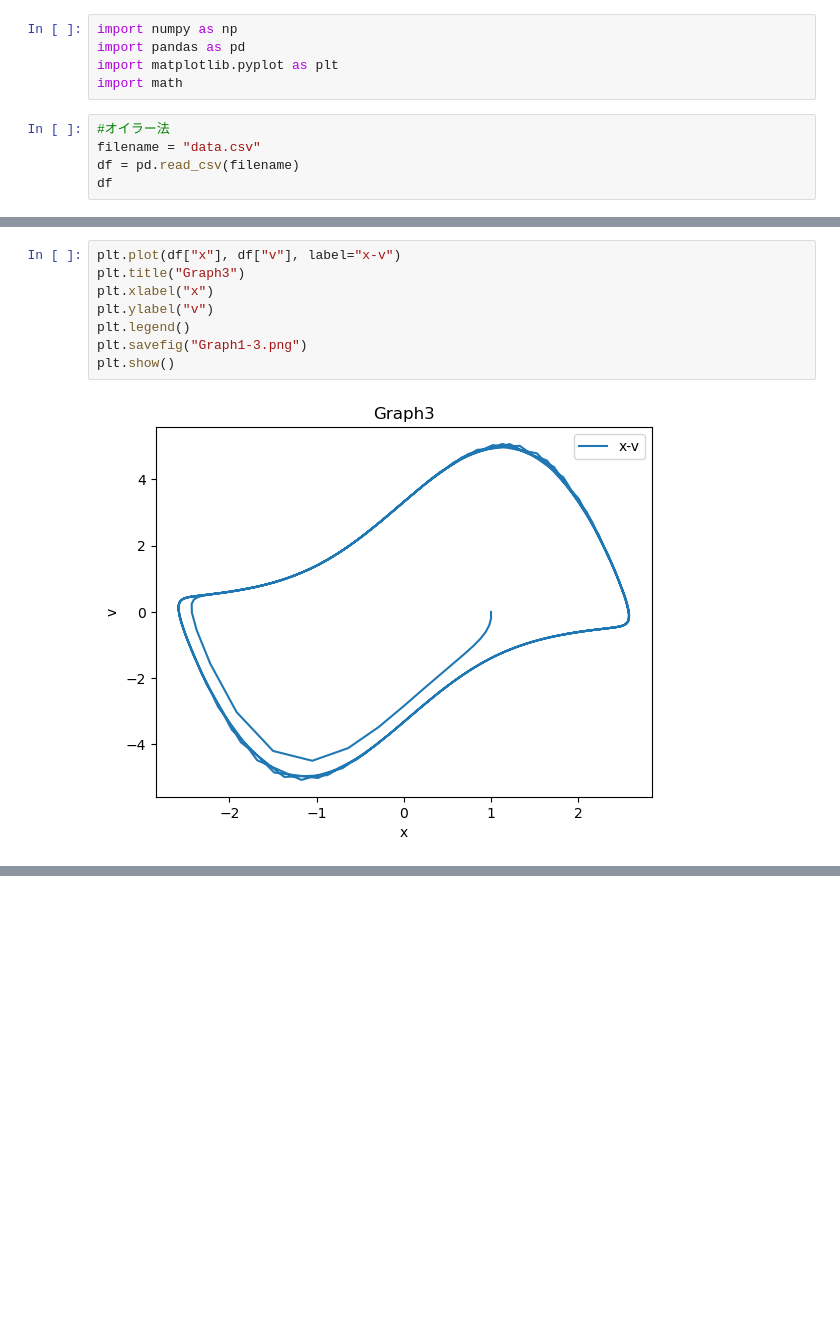
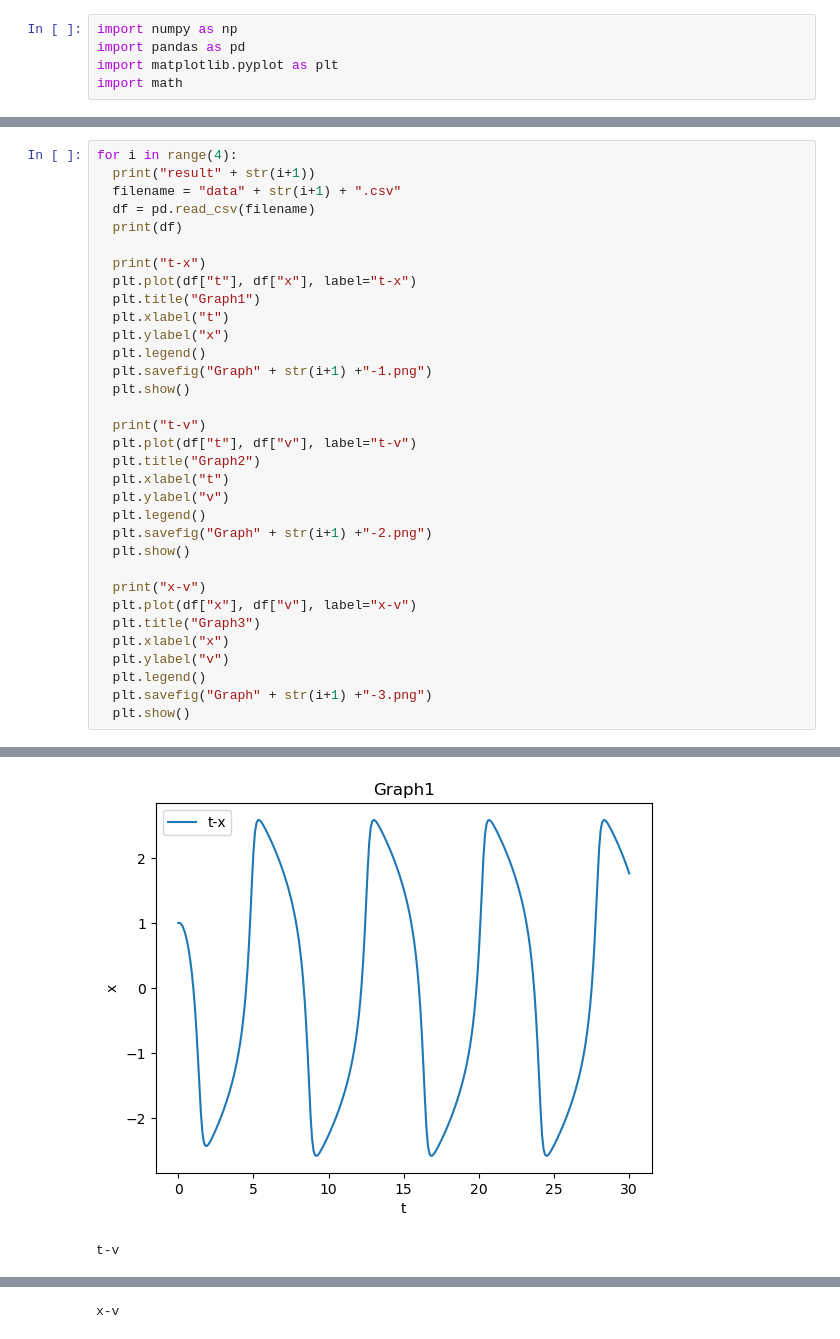
Before and after one commit to YoshihiroKatagi/TA_NumericalAnalysis, a Jupyter notebook: kadai8/result.ipynb, the cells around one changed output, grey strips where cells are left out. Drawn from its saved outputs; the diff is of its cells as text; blank space fills up the shorter version.

```diff
--- a/kadai8/result.ipynb
+++ b/kadai8/result.ipynb
@@ -3,8 +3,3 @@ import numpy as np
 import pandas as pd
 import matplotlib.pyplot as plt
 import math
-# %%
-#オイラー法
-filename = "data.csv"
-df = pd.read_csv(filename)
-df
@@ -45,10 +6,34 @@ plt.show()
-# %%
-plt.plot(df["x"], df["v"], label="x-v")
-plt.title("Graph3")
-plt.xlabel("x")
-plt.ylabel("v")
-plt.legend()
-plt.savefig("Graph1-3.png")
-plt.show()
-# %% [output]
-[figure, removed]
+# %%
+for i in range(4):
+  print("result" + str(i+1))
+  filename = "data" + str(i+1) + ".csv"
+  df = pd.read_csv(filename)
+  print(df)
+
+  print("t-x")
+  plt.plot(df["t"], df["x"], label="t-x")
+  plt.title("Graph1")
+  plt.xlabel("t")
+  plt.ylabel("x")
+  plt.legend()
+  plt.savefig("Graph" + str(i+1) +"-1.png")
+  plt.show()
+
+  print("t-v")
+  plt.plot(df["t"], df["v"], label="t-v")
+  plt.title("Graph2")
+  plt.xlabel("t")
+  plt.ylabel("v")
+  plt.legend()
+  plt.savefig("Graph" + str(i+1) +"-2.png")
+  plt.show()
+
+  print("x-v")
+  plt.plot(df["x"], df["v"], label="x-v")
+  plt.title("Graph3")
+  plt.xlabel("x")
+  plt.ylabel("v")
+  plt.legend()
+  plt.savefig("Graph" + str(i+1) +"-3.png")
+  plt.show()
+# %% [output]
@@ -54,0 +56,2 @@ plt.show()
+[figure, added]
+t-v
@@ -54,0 +59 @@ plt.show()
+x-v
```
Also changed, not shown: parts of 4 cells of this notebook, 19 other files.
